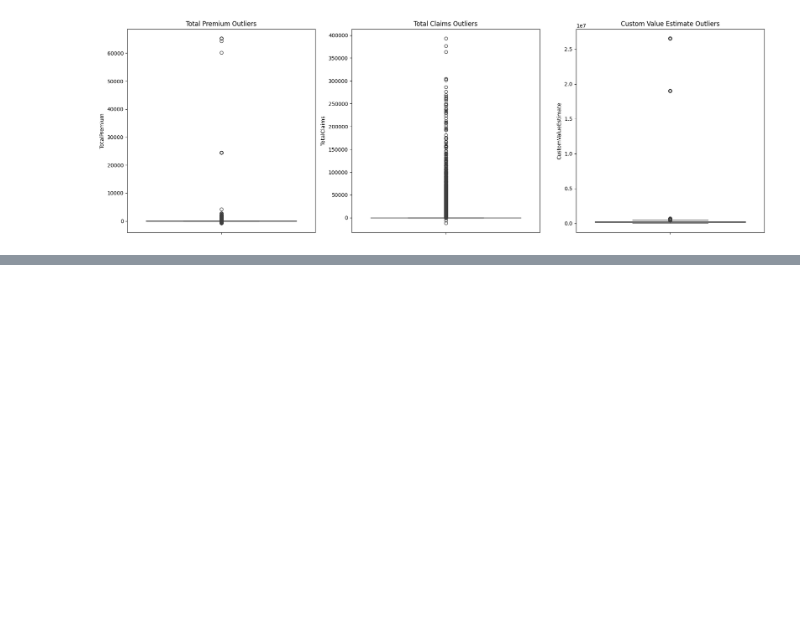
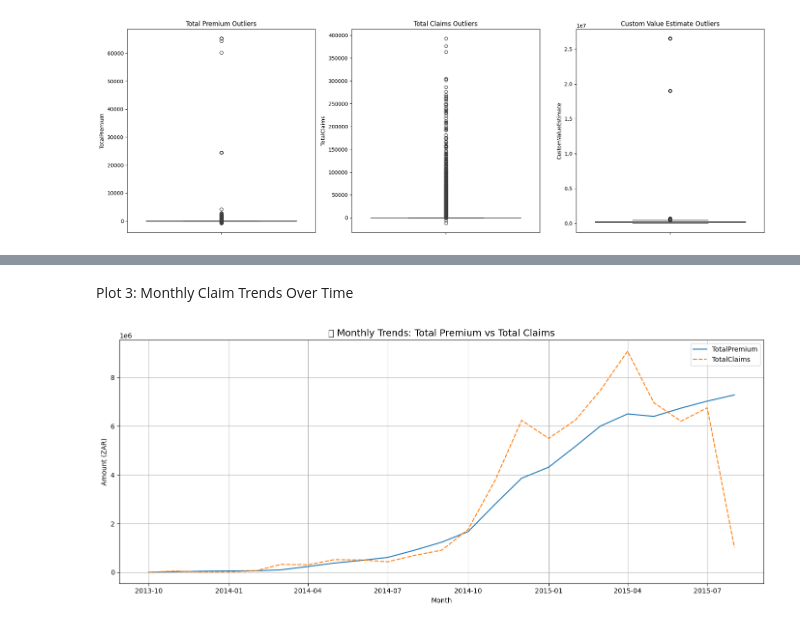
Before and after one commit to Samrwitt/insurance-risk-modeling, a Jupyter notebook: notebooks/task1_eda.ipynb, the cells around one changed output, grey strips where cells are left out. Cells and saved outputs as stored; diff of their text form; code cells hidden in the pictures; blank space fills up the shorter version.

```diff
--- a/notebooks/task1_eda.ipynb
+++ b/notebooks/task1_eda.ipynb
@@ -171,0 +216,17 @@ plt.show()
+# %% [markdown]
+Plot 3: Monthly Claim Trends Over Time
+# %%
+df['TransactionMonth'] = pd.to_datetime(df['TransactionMonth'], errors='coerce')
+monthly = df.groupby(df['TransactionMonth'].dt.to_period('M'))[['TotalPremium', 'TotalClaims']].sum()
+monthly.index = monthly.index.to_timestamp()
+
+plt.figure(figsize=(14, 6))
+sns.lineplot(data=monthly, palette='tab10')
+plt.title("📅 Monthly Trends: Total Premium vs Total Claims", fontsize=14)
+plt.xlabel("Month")
+plt.ylabel("Amount (ZAR)")
+plt.grid(True)
+plt.tight_layout()
+plt.show()
+# %% [output]
+[figure, added]
```
Also changed, not shown: parts of 5 cells of this notebook, 1 other file.
